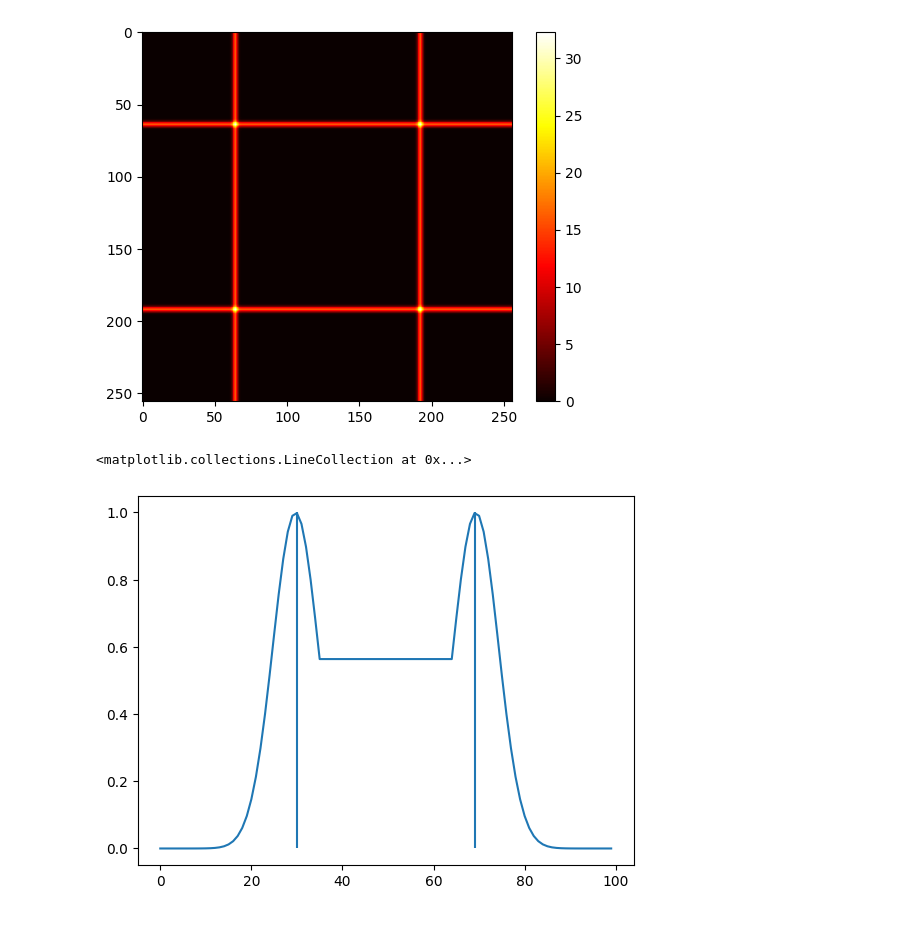
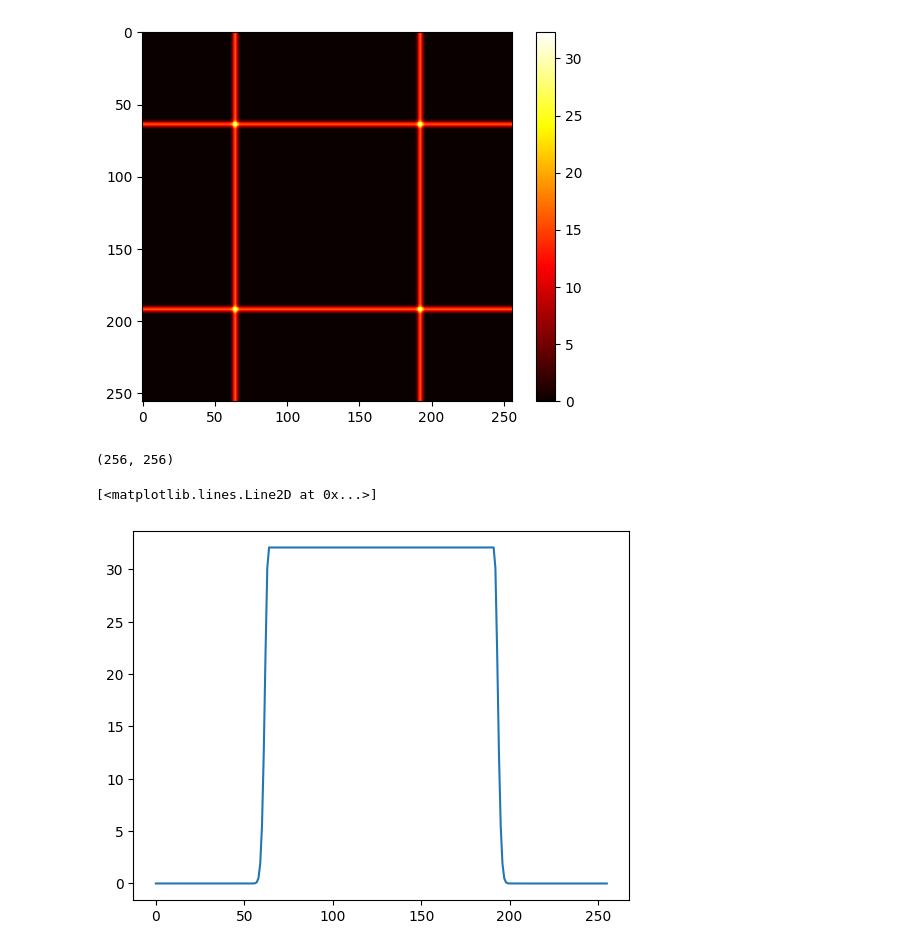
Before and after one commit to easuit24/BECs2, a Jupyter notebook: boxnumericstesting2 copy.ipynb, the cells around one changed output. Saved outputs shown, nothing was run; the diff lists cells and outputs as text; code cells hidden in the pictures.

```diff
--- a/boxnumericstesting2 copy.ipynb
+++ b/boxnumericstesting2 copy.ipynb
@@ -180,3 +185,5 @@ plt.title("Fixed 2D Box Outline (Uniform Height)")
 plt.show()
 # %% [output]
 [figure]
+# %%
+g = gpe(npoints = 2**7, numRealSteps = 10000, Nsamples = 1, Tfact = 1/2, dst = False, dtcoef = 0.0025)
@@ -185,7 +197,7 @@ print(np.shape(g.gpeobj.Vbox))
 # %% [output]
 (256, 256)
 # %%
-V = box_outline_2d(shape = np.shape(g.gpeobj.Vbox), L = 50/g.dx, height = g.gpeobj.kmax**2/2, thickness = 1)
+V = box_outline_2d(shape = np.shape(g.gpeobj.Vbox), L = 50/g.dx, height = g.gpeobj.kmax**2/2, thickness = 2)
 print(g.gpeobj.kmax**2/2)
 print(np.max(V))
 plt.imshow(V, cmap='hot')
@@ -226,10 +238,14 @@ def setbox(self):
     # V[np.abs(self.xi[1])>=self.L//2] = self.height
 
     return V
+# %%
+print(np.shape(V))
+# %% [output]
+(256, 256)
 # %%
-plt.plot( V[len(V)//2-15])
-plt.vlines(30, 0, 1)
-plt.vlines(69, 0, 1)
+plt.plot( V[len(V)//4])
+#plt.vlines(30, 0, 1)
+#plt.vlines(69, 0, 1)
 # %% [output]
-<matplotlib.collections.LineCollection at 0x...>
+[<matplotlib.lines.Line2D at 0x...>]
-[figure, old version]
+[figure, new version]
```
Also changed, not shown: parts of 3 cells of this notebook, 4 other files.
